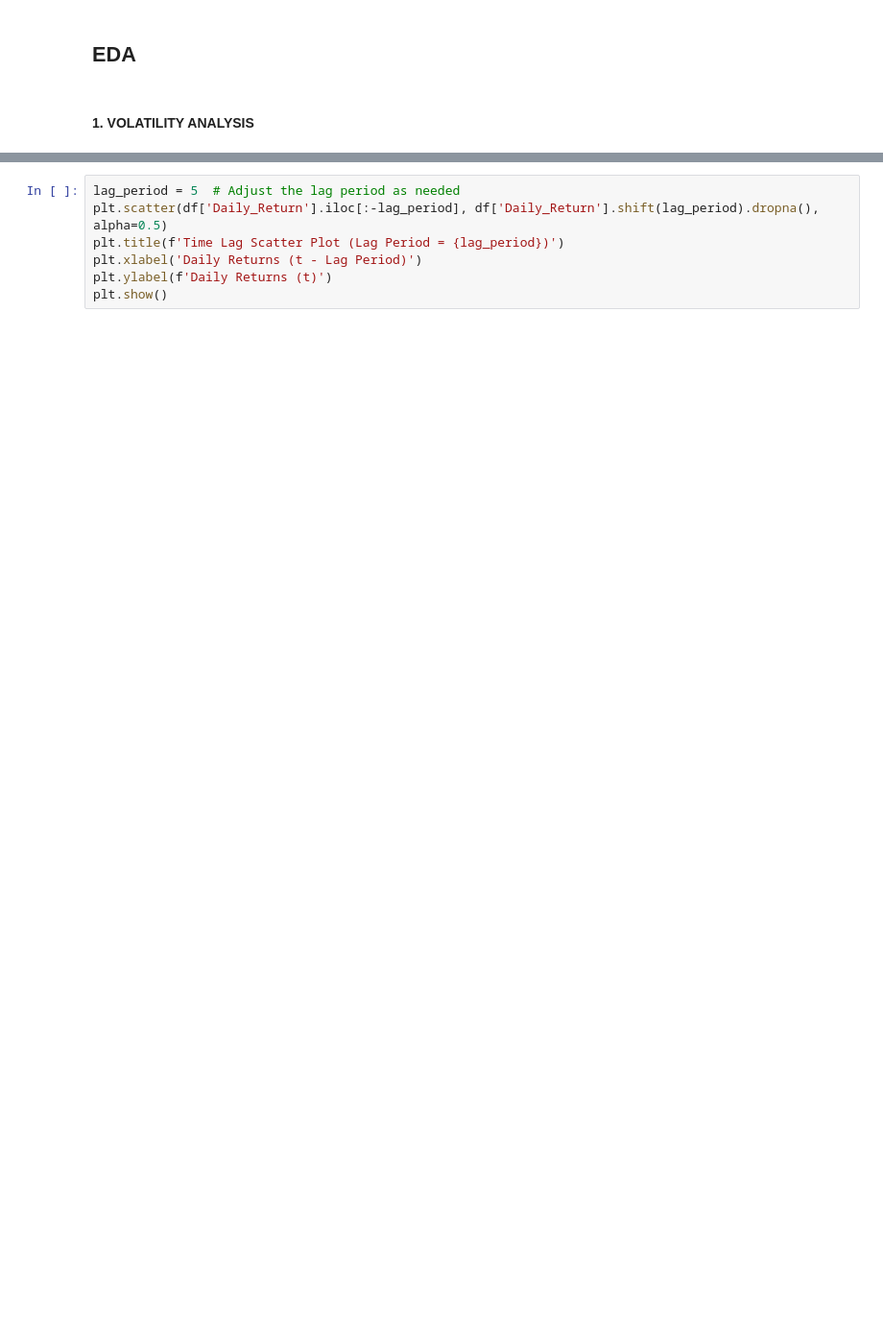
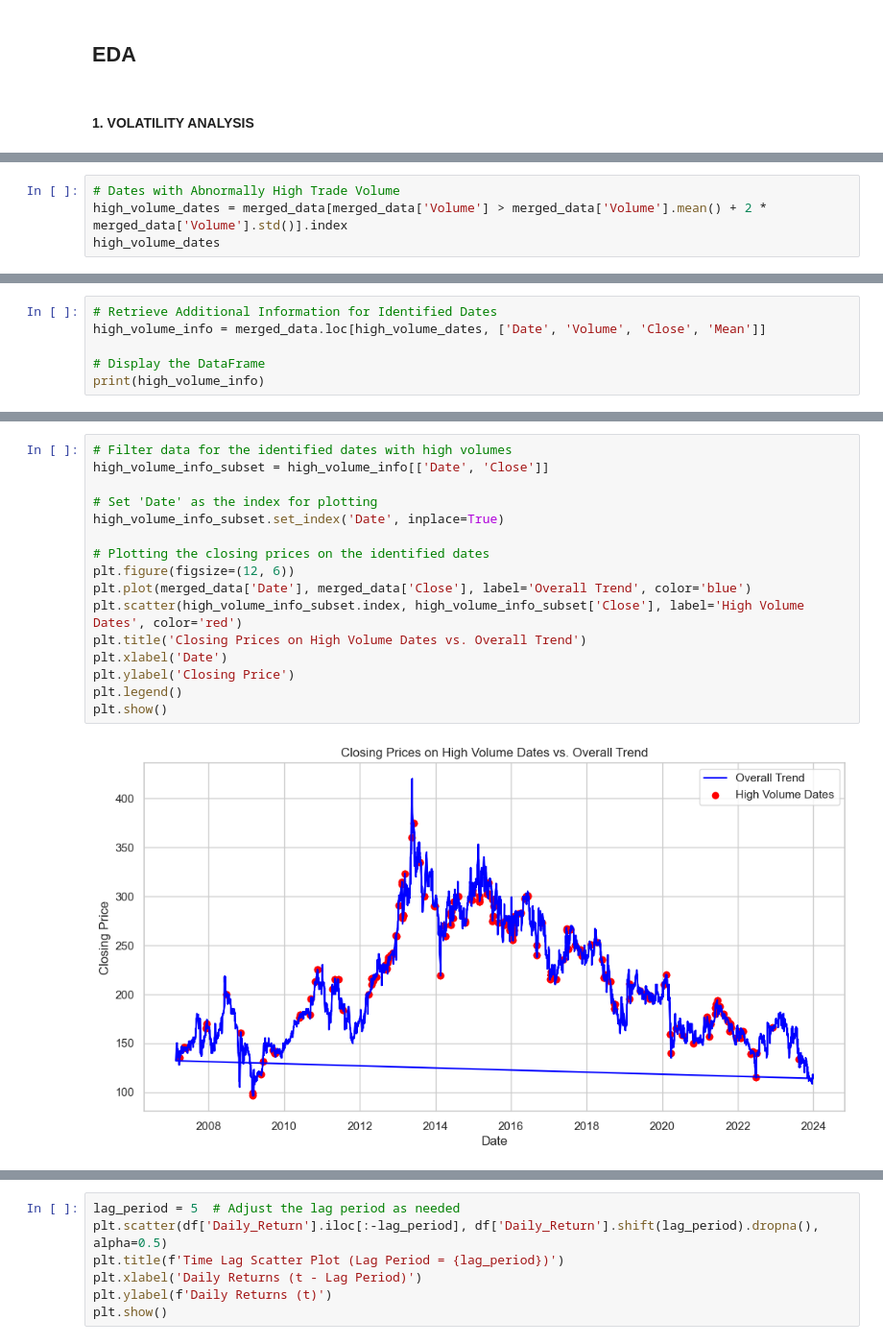
Before and after one commit to derak-isaack/dsc-capstone-project_finale, a Jupyter notebook: main.ipynb, the cells around one changed output, grey strips where cells are left out. Shown at 96% size. Saved outputs shown, nothing was run; the diff lists cells and outputs as text; blank space fills up the shorter version.

```diff
--- a/main.ipynb
+++ b/main.ipynb
@@ -332,0 +412,4 @@ plt.show()
+# %%
+# Dates with Abnormally High Trade Volume
+high_volume_dates = merged_data[merged_data['Volume'] > merged_data['Volume'].mean() + 2 * merged_data['Volume'].std()].index
+high_volume_dates
@@ -332,0 +421,6 @@ plt.show()
+# %%
+# Retrieve Additional Information for Identified Dates
+high_volume_info = merged_data.loc[high_volume_dates, ['Date', 'Volume', 'Close', 'Mean']]
+
+# Display the DataFrame
+print(high_volume_info)
@@ -332,0 +453,18 @@ plt.show()
+# %%
+# Filter data for the identified dates with high volumes
+high_volume_info_subset = high_volume_info[['Date', 'Close']]
+
+# Set 'Date' as the index for plotting
+high_volume_info_subset.set_index('Date', inplace=True)
+
+# Plotting the closing prices on the identified dates
+plt.figure(figsize=(12, 6))
+plt.plot(merged_data['Date'], merged_data['Close'], label='Overall Trend', color='blue')
+plt.scatter(high_volume_info_subset.index, high_volume_info_subset['Close'], label='High Volume Dates', color='red')
+plt.title('Closing Prices on High Volume Dates vs. Overall Trend')
+plt.xlabel('Date')
+plt.ylabel('Closing Price')
+plt.legend()
+plt.show()
+# %% [output]
+[figure, added]
```
Also changed, not shown: parts of 47 cells of this notebook.
